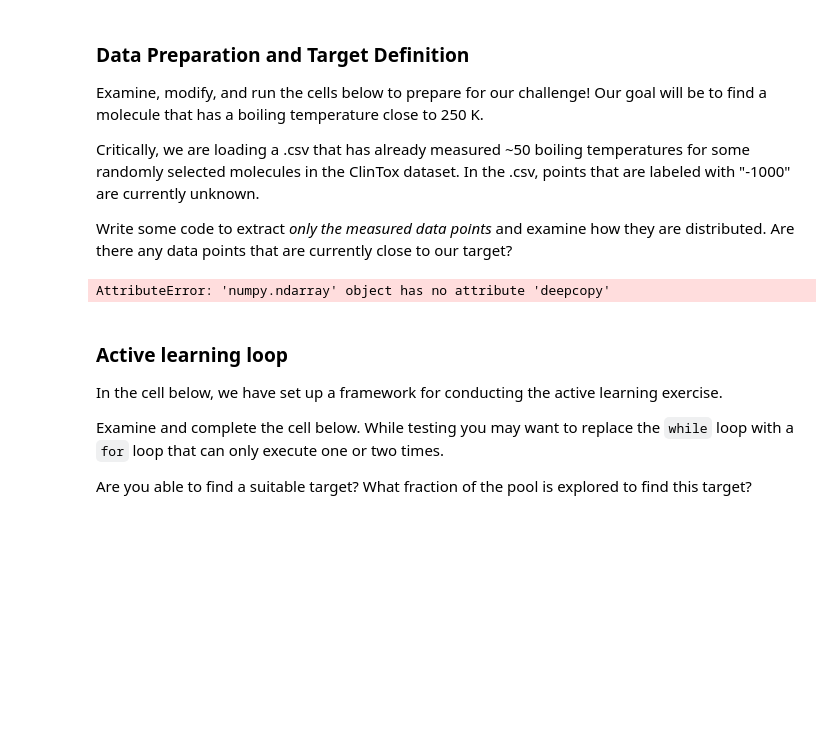
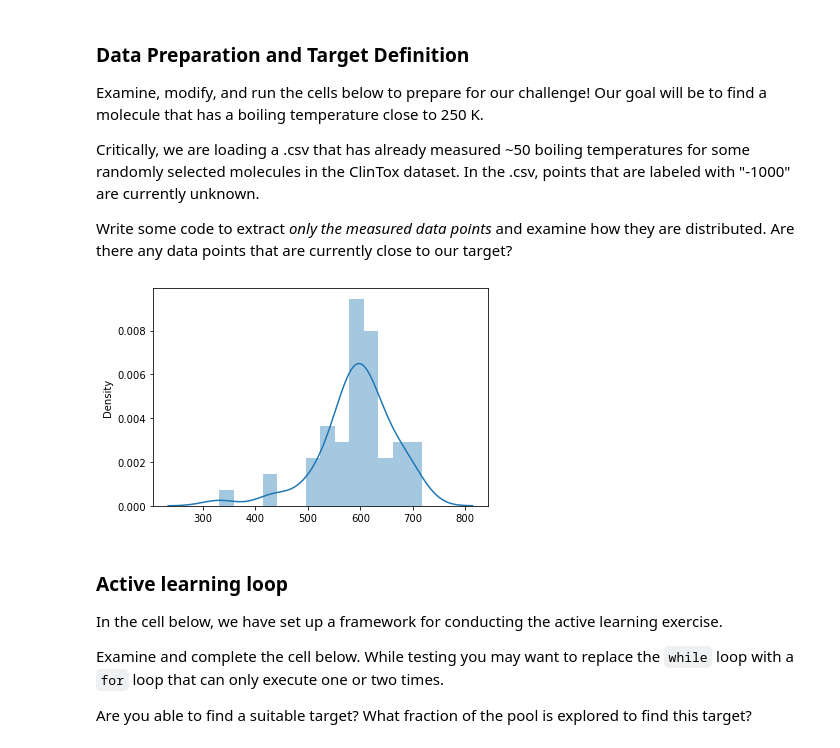
Before and after one commit to webbtheosim/ml-workshop-acsmarm2022, a Jupyter notebook: site/source/20220603-applied/notebook-a.ipynb, the cells around one changed output. Saved outputs shown, nothing was run; the diff lists cells and outputs as text; code cells hidden in the pictures; blank space fills up the shorter version.

```diff
--- a/site/source/20220603-applied/notebook-a.ipynb
+++ b/site/source/20220603-applied/notebook-a.ipynb
@@ -476,30 +479,31 @@ Write some code to extract *only the measured data points* and examine how they
 # %%
 # define our target
 target = 235  # desired boiling temperature in K
-Xi     = 0.5  # weighting parameter, if desired, for use in acquisition functions
 
 # load data
 y  = pd.read_csv(path2git + "curated_clintox_Tb_0.csv").to_numpy()[:,-1][:,None] # array of Tb
 X  = pd.read_csv(path2git + "curated_clintox_features.csv").to_numpy()[:,:]      # array of descriptors
-yinit = y.deepcopy()
-Xinit = X.deepcopy()
+yinit = y.copy()
+Xinit = X.copy()
 
 # get scaler for features, X
 # because our pool of molecules is known a priori and unchanging
 # we will perform our transformation of input features in consideration
 # of the whole space -- usually you would just use the training data,
 # but I do not really see a problem with using all the structures here
 Xscaler    = preprocessing.StandardScaler().fit(X)
 X_sc       = Xscaler.transform(X)
 
 # find indices with unmeasured boiling points
-nodata = np.squeeze(y)<0.0
+#$$$$$$$$$$$$$$$$$$$$$$$$$$$$$$$$$$$$$$$$$$$$$$$$$$$$$$$$$$$$
+nodata =
+#$$$$$$$$$$$$$$$$$$$$$$$$$$$$$$$$$$$$$$$$$$$$$$$$$$$$$$$$$$$$
 
 # plot distribution of measured boiling temperatures
 sns.distplot(y[~nodata,:])
 plt.show()
 # %% [output]
-AttributeError: 'numpy.ndarray' object has no attribute 'deepcopy'
+[figure, added]
 # %% [markdown]
 ### Active learning loop
 In the cell below, we have set up a framework for conducting the active learning exercise.
```
Also changed, not shown: parts of 8 cells of this notebook.
